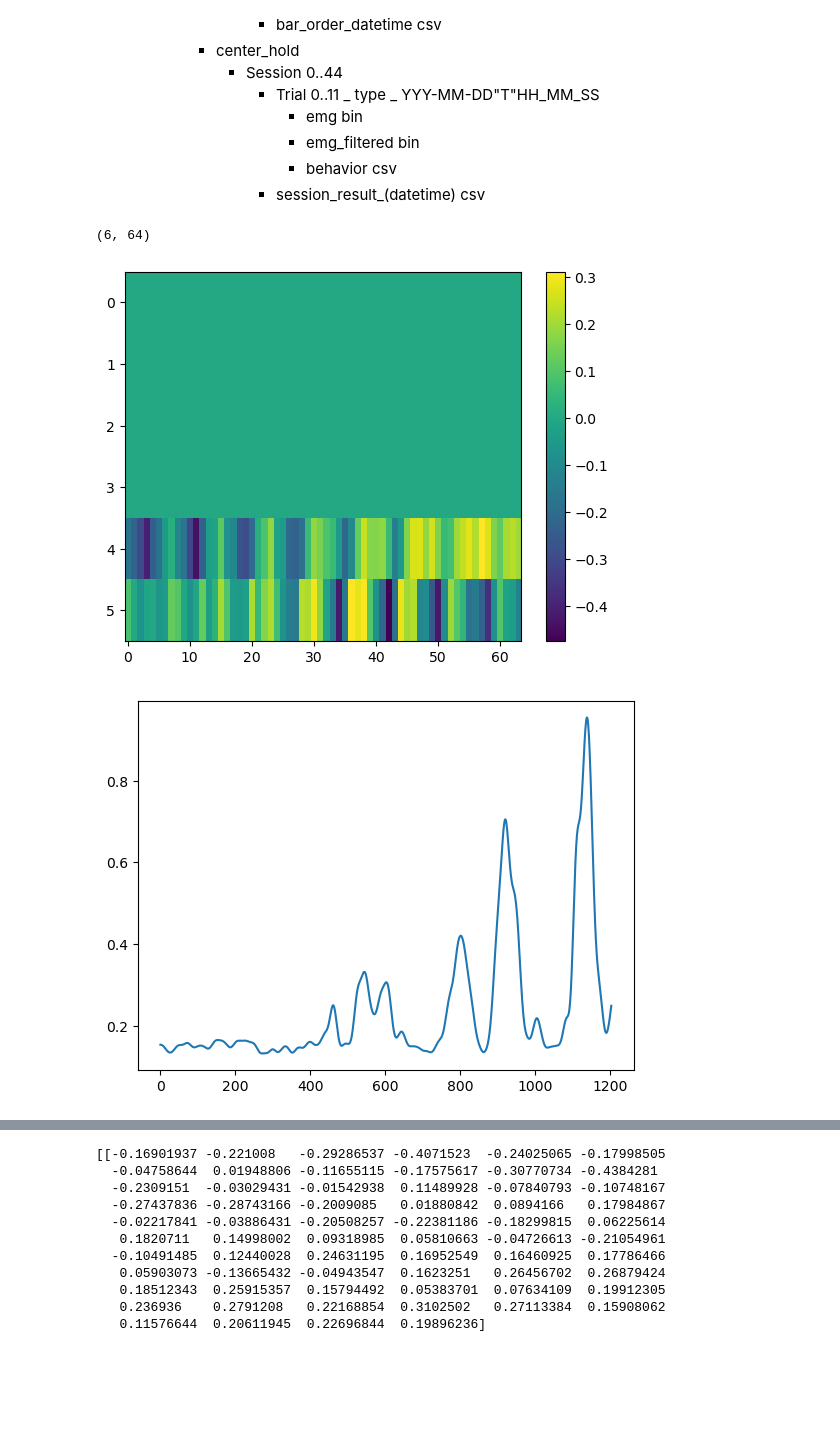
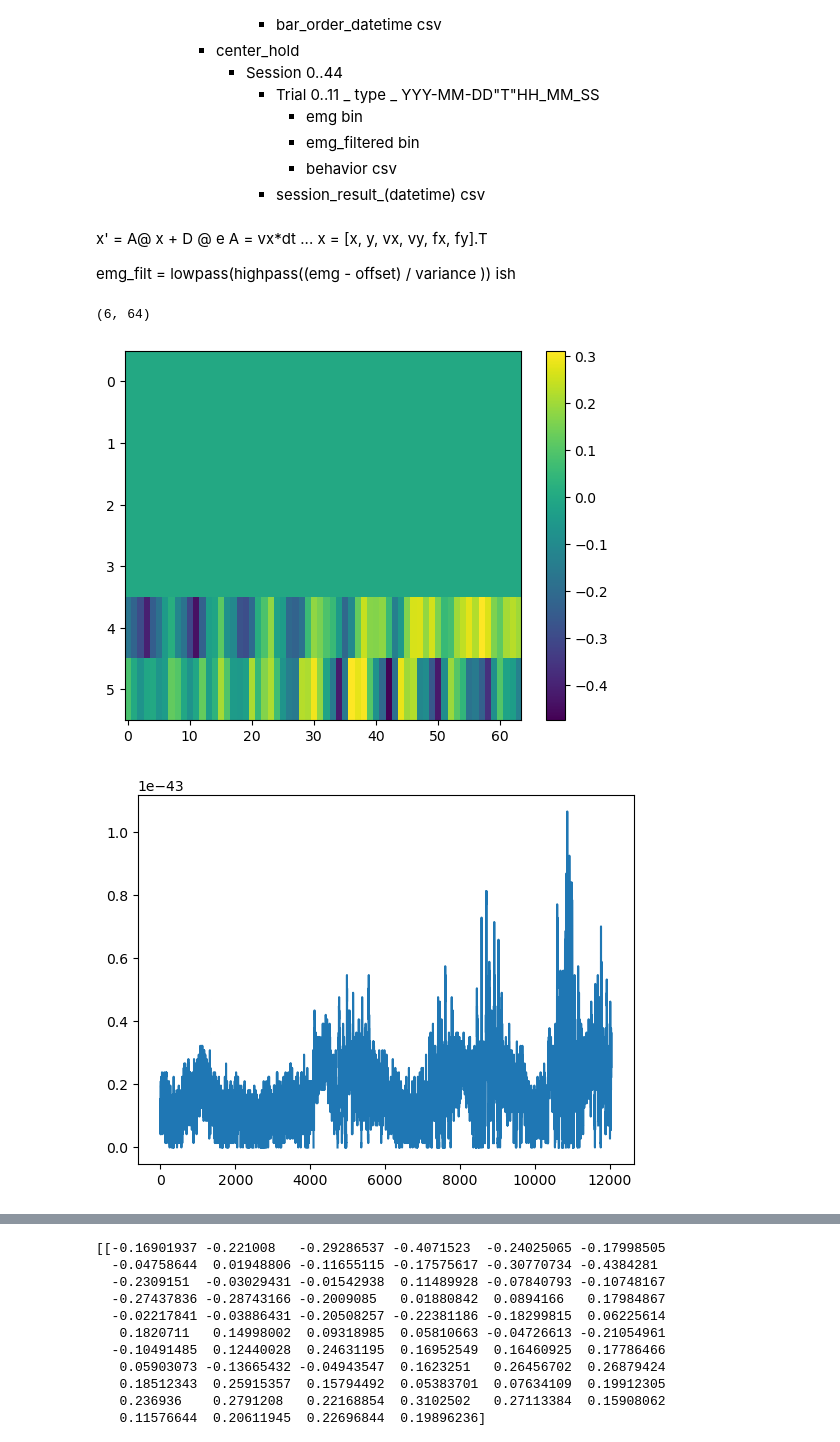
Before and after one commit to spewil/phd, a Jupyter notebook: analysis/notebooks/nullspace_variability.ipynb, the cells around one changed output, grey strips where cells are left out. Drawn from its saved outputs; the diff is of its cells as text; code cells hidden in the pictures; blank space fills up the shorter version.

```diff
--- a/analysis/notebooks/nullspace_variability.ipynb
+++ b/analysis/notebooks/nullspace_variability.ipynb
@@ -96,22 +39,31 @@ class Subject():
+# %% [markdown]
+x' = A@ x + D @ e
+A = vx*dt ...
+x = [x, y, vx, vy, fx, fy].T
+
+emg_filt = lowpass(highpass((emg - offset) / variance )) ish
 # %%
 subject_name = "alba"
 collection_name = "emg_olympics"
 task_name = "center_hold"
 session_num = "1"
 trial_num = "0"
 
-subject = Subject(subject_name)
+subject = subject.Subject(subject_name)
 subject.load_decoder(collection_name)
 print(subject.decoder.shape)
 plt.figure()
 plt.imshow(subject.decoder, aspect='auto')
 plt.colorbar()
 
-emg = subject.load_filtered_emg_file(collection_name,task_name,session_num,trial_num)
+emg = subject.load_raw_emg_file(collection_name,task_name,session_num,trial_num)
+emg_filt = subject.load_filtered_emg_file(collection_name,task_name,session_num,trial_num)
 plt.figure()
 plt.plot(emg[:,1])
+plt.figure()
+plt.plot(emg_filt[:,1])
 plt.show()
 # %% [output]
 (6, 64)
 [figure]
-[figure, old version]
+[figure, new version]
```
Also changed, not shown: parts of 7 cells of this notebook, 10 other files.
